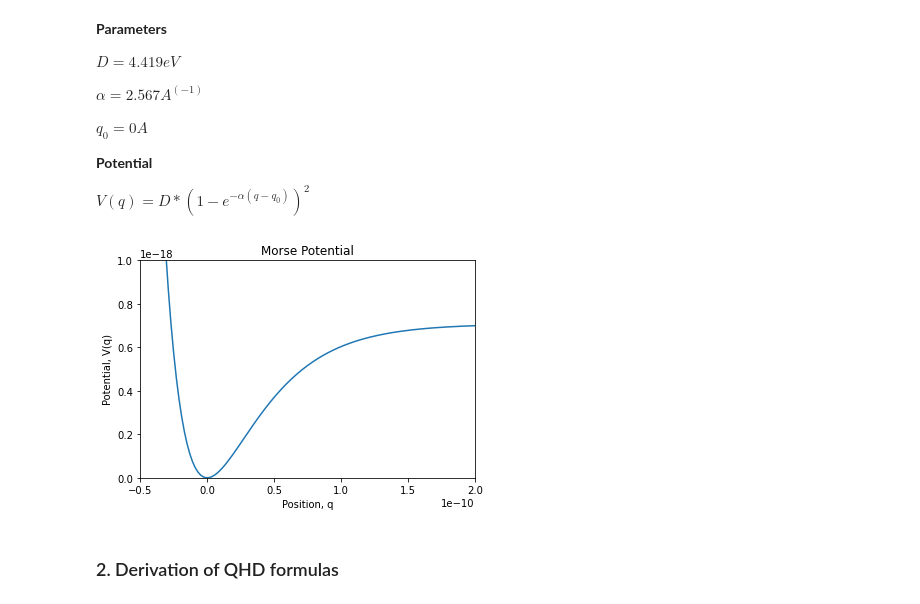
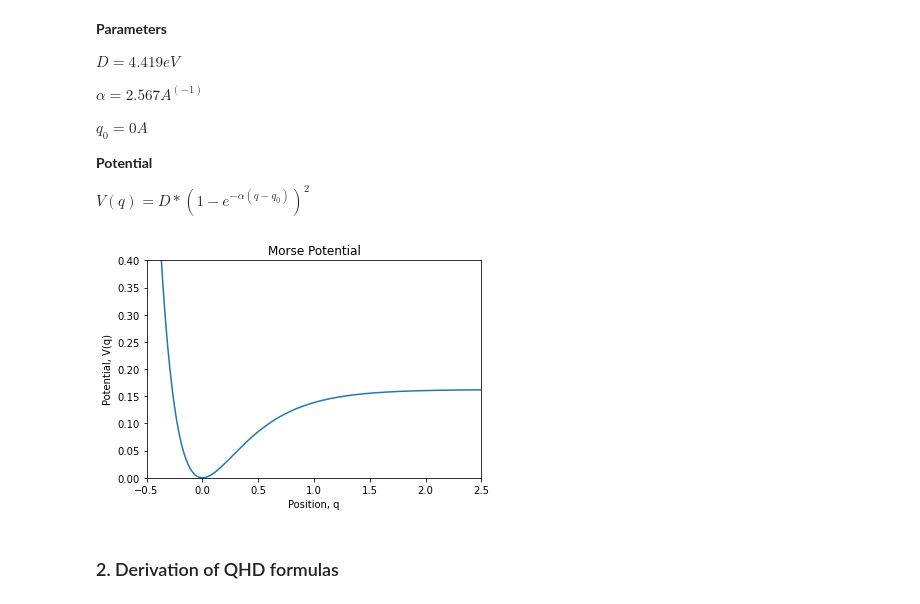
Before and after one commit to liz-stippell/Pysces, a Jupyter notebook: developments/QHD_Module_1_Morse_Potential.ipynb, the cells around one changed output. Cells and saved outputs as stored; diff of their text form; code cells hidden in the pictures.

```diff
--- a/developments/QHD_Module_1_Morse_Potential.ipynb
+++ b/developments/QHD_Module_1_Morse_Potential.ipynb
@@ -25,26 +25,25 @@ $V(q) = D*(1-e^{-\alpha(q-q_0)})^2$
 # %%
 def morse_potential(D, alpha, q_0):
     return D * (1 - np.exp(-alpha*(q-q_0)))**2
 
-D = 4.419 *1.602*10**(-19) #eV -> J
-alpha = 2.567 *10**10 #angstrom(-1) -> meter(-1)
+D = 4.419 *0.0367493 #eV -> Hartree
+alpha = 2.567 #angstrom(-1)
 q_0 = 0
-
 
 # Above values given in QHD paper for water O-H stretch
 
 
-q = np.linspace(-10**(-9), 10**(-9), 1000)
+q = np.linspace(-10, 10, 1000)
 plt.plot(q, morse_potential(D, alpha, q_0))
 plt.title("Morse Potential")
-plt.ylim(0, 1*10**(-18))
+plt.ylim(0, 0.4)
 plt.ylabel("Potential, V(q)")
-plt.xlim(-0.5*10**(-10), 2*10**(-10))
+plt.xlim(-0.5, 2.5)
 plt.xlabel("Position, q")
 plt.savefig('morse_vVq.png')
 plt.show()
 # %% [output]
-[figure, old version]
+[figure, new version]
 # %% [markdown]
 ### 2. Derivation of  QHD formulas
 # %% [markdown]
```
Also changed, not shown: parts of 8 cells of this notebook, 11 other files.
